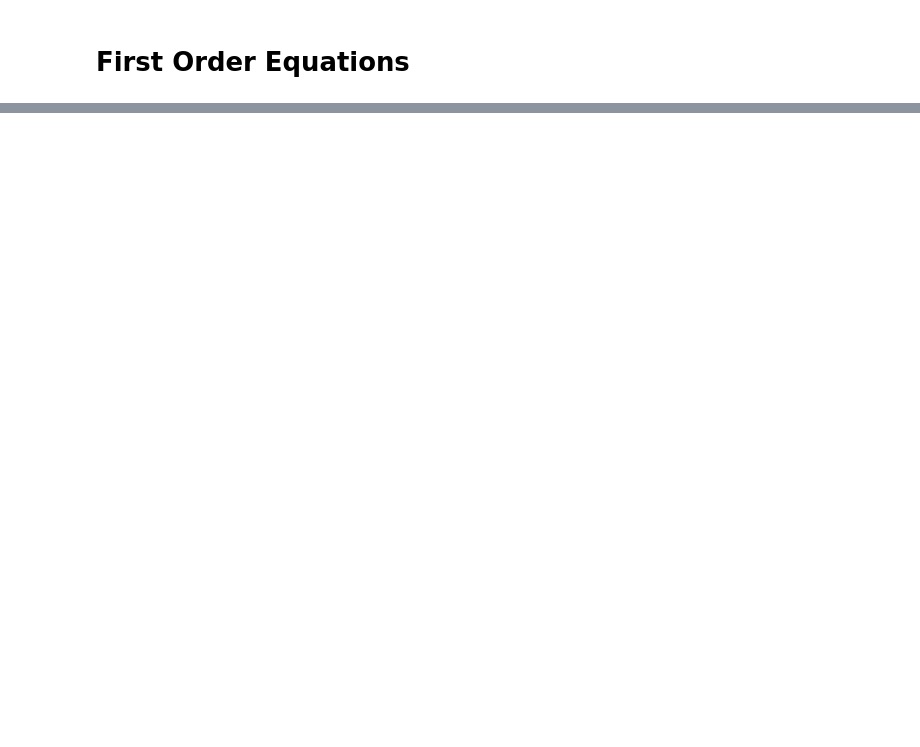
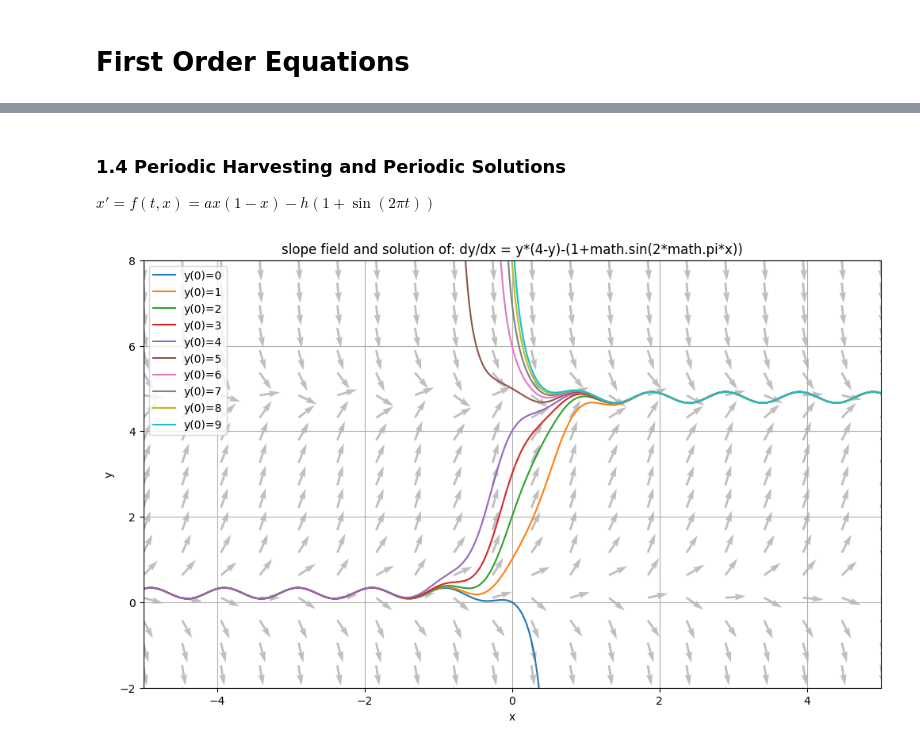
Before and after one commit to RalphExp/MachineLearning, a Jupyter notebook: Maths/ODE/ch01.ipynb, the cells around one changed output, grey strips where cells are left out. Saved outputs shown, nothing was run; the diff lists cells and outputs as text; code cells hidden in the pictures; blank space fills up the shorter version.

```diff
--- a/Maths/ODE/ch01.ipynb
+++ b/Maths/ODE/ch01.ipynb
@@ -146,0 +144,47 @@ plt.show()
+# %% [markdown]
+### 1.4 Periodic Harvesting and Periodic Solutions
+$x' = f(t, x) = ax(1 - x) - h(1 + \sin(2\pi t))$
+# %%
+import math
+def dydx4(x, y):
+    return y*(5-y)-(1+np.sin(2*np.pi*x))
+
+# x from -10 to 10, 30 points together (for drawing the arrows)
+# y from -5 to 5, 20 points together
+x = np.linspace(-5, 5, 20)
+y = np.linspace(-2, 8, 20)
+X, Y = np.meshgrid(x, y)
+U = 1 # this is dx
+V = dydx4(X, Y) # this is dy
+N = np.sqrt(U**2 + V**2)
+U2, V2 = U/N, V/N # normalize to unit vector
+
+plt.figure(figsize=(12, 7))
+# draw slope fields
+# starting point:(x, y), direction: (U2, V2)
+plt.quiver(X, Y, U2, V2, angles="xy", color="gray", alpha=0.5)
+plt.title("slope field and solution of: dy/dx = y*(4-y)-(1+math.sin(2*math.pi*x))")
+plt.xlabel("x")
+plt.ylabel("y")
+
+# multi initial value
+y0_list = [0,1,2,3,4,5,6,7,8,9]
+for y0 in y0_list:
+    # Solve IVP (Initial Value Problem)
+    # sovle_ivp(ODE, span, initial value, output coordinate, Runge-Kutta)
+    sol_fwd = solve_ivp(dydx4, [0, 10], [y0], t_eval=np.linspace(0, 10, 500))
+    sol_bwd = solve_ivp(dydx4, [0, -10], [y0], t_eval=np.linspace(0, -10, 500))
+
+    # combine the forward and backward solution
+    t_full = np.concatenate((sol_bwd.t[::-1], sol_fwd.t))
+    y_full = np.concatenate((sol_bwd.y[0][::-1], sol_fwd.y[0]))
+
+    plt.plot(t_full, y_full, label=f"y(0)={y0}")
+
+plt.grid(True)
+plt.legend()
+plt.xlim(-5, 5)
+plt.ylim(-2, 8)
+plt.show()
+# %% [output]
+[figure, added]
```
Also changed, not shown: parts of 4 cells of this notebook.
